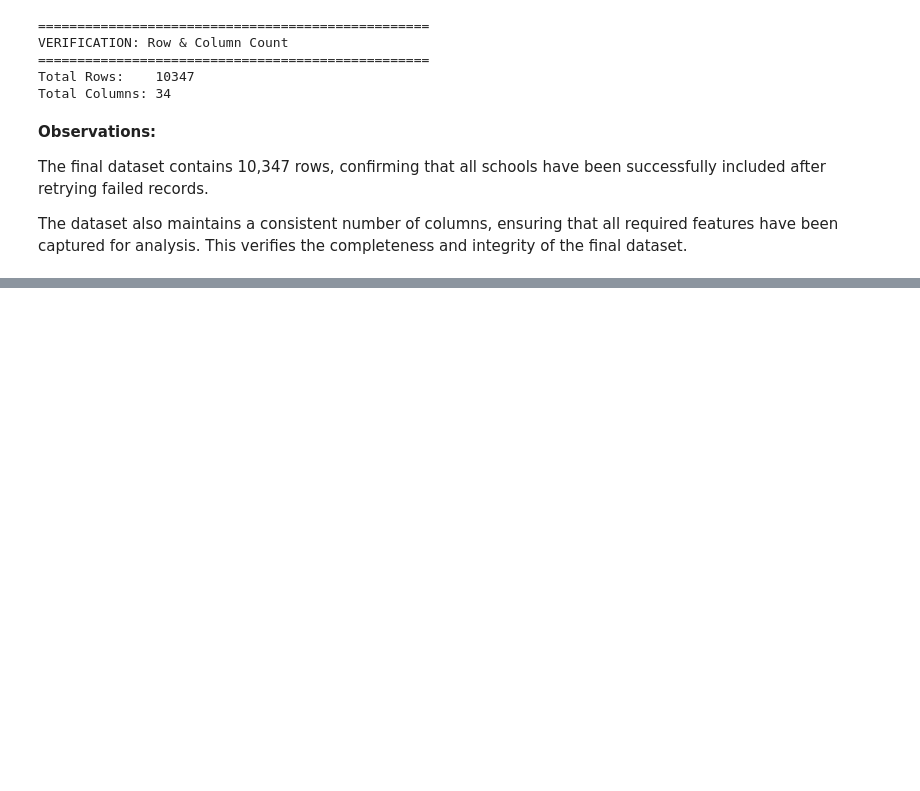
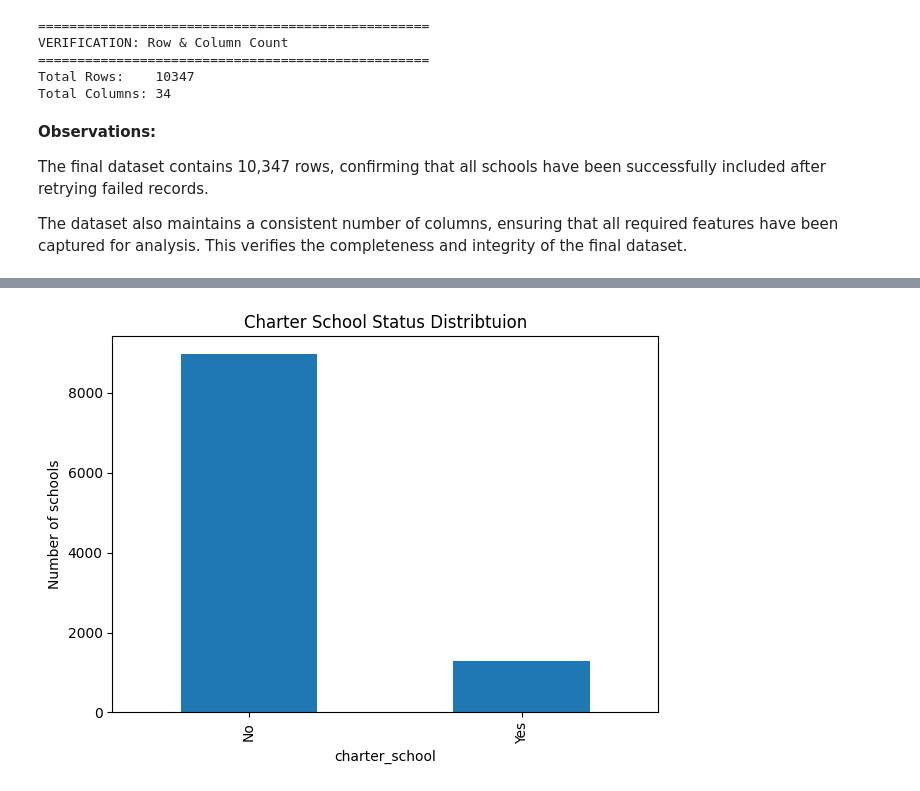
Before and after one commit to rodney-hong/eds-6340-project, a Jupyter notebook: Team 4_Midterm Project.ipynb, the cells around one changed output, grey strips where cells are left out. Drawn from its saved outputs; the diff is of its cells as text; code cells hidden in the pictures; blank space fills up the shorter version.

```diff
--- a/Team 4_Midterm Project.ipynb
+++ b/Team 4_Midterm Project.ipynb
@@ -962,0 +1271,8 @@ The dataset also maintains a consistent number of columns, ensuring that all req
+# %%
+df['charter_school'].value_counts(dropna=False).plot(kind='bar')
+plt.title('Charter School Status Distribtuion')
+plt.ylabel('Number of schools')
+plt.tight_layout()
+plt.show()
+# %% [output]
+[figure, added]
```
Also changed, not shown: parts of 76 cells of this notebook.
